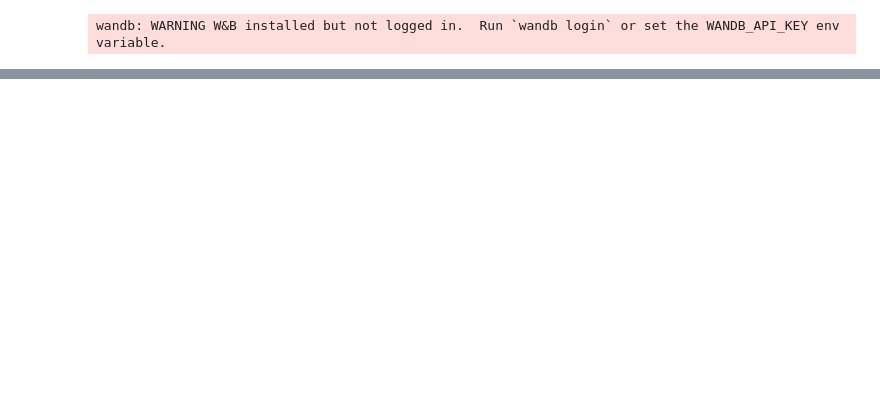
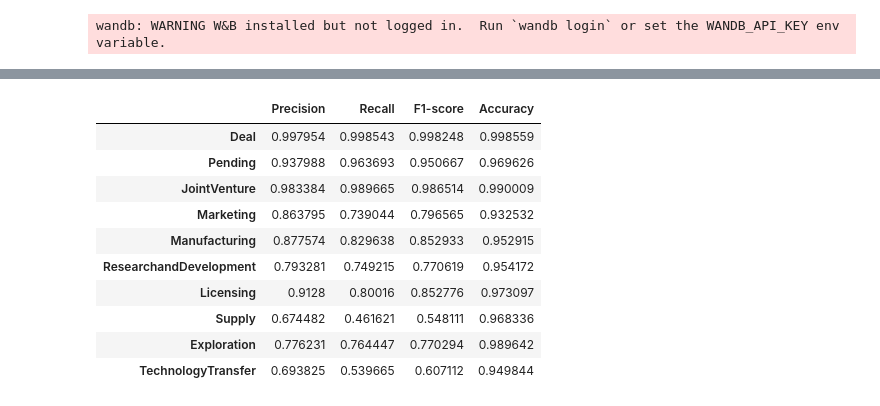
Before and after one commit to jakob-ra/financial_news, a Jupyter notebook: PL_multi_label_roberta.ipynb, the cells around one changed output, grey strips where cells are left out. Saved outputs shown, nothing was run; the diff lists cells and outputs as text; code cells hidden in the pictures; blank space fills up the shorter version.

```diff
--- a/PL_multi_label_roberta.ipynb
+++ b/PL_multi_label_roberta.ipynb
@@ -63,0 +42,11 @@ from sklearn.metrics import f1_score
+# %%
+# SDC data
+path = '/drive/My Drive/financial_news/'
+LABEL_COLS = ['Deal', 'Pending', 'JointVenture', 'Marketing', 'Manufacturing', 'ResearchandDevelopment', 'Licensing', 'Supply', 'Exploration', 'TechnologyTransfer']
+NUM_LABELS = len(LABEL_COLS)
+df_train = pd.read_csv(path + 'train.csv')
+df_test = pd.read_csv(path + 'test.csv')
+df_train['text'] = df_train['Text']
+df_test['text'] = df_test['Text']
+df_train['labels'] = df_train[LABEL_COLS].values.tolist()
+df_test['labels'] = df_test[LABEL_COLS].values.tolist()
@@ -63,0 +93,2 @@ from sklearn.metrics import f1_score
+# %%
+df_test['Text'] = df_test.Text.astype(str)
@@ -63,0 +99,27 @@ from sklearn.metrics import f1_score
+# %%
+df_performance = pd.DataFrame(index=['Precision', 'Recall', 'F1-score', 'Accuracy'], columns=LABEL_COLS).T
+# %%
+for label in range(NUM_LABELS):
+  if label == 0: # use all examples to evaluate the 'relevant deal or not' classification
+    y_true, y_pred = df_test.labels.map(lambda x: x[label]), df_test.pred.map(lambda x: x[label])
+  else: # use only the KB examples as evaluation for relationship classification
+    y_true, y_pred = df_test[df_test.Deal == 1].labels.map(lambda x: x[label]), df_test[df_test.Deal == 1].pred.map(lambda x: x[label])
+  precision = sklearn.metrics.precision_score(y_true, y_pred)
+  recall = sklearn.metrics.recall_score(y_true, y_pred)
+  f1_score = sklearn.metrics.f1_score(y_true, y_pred)
+  accuracy = sklearn.metrics.accuracy_score(y_true, y_pred)
+  df_performance.loc[LABEL_COLS[label]] = [precision, recall, f1_score, accuracy]
+# %%
+df_performance
+# %% [output]
+|  | Precision | Recall | F1-score | Accuracy |
+| Deal | 0.997954 | 0.998543 | 0.998248 | 0.998559 |
+| Pending | 0.937988 | 0.963693 | 0.950667 | 0.969626 |
+| JointVenture | 0.983384 | 0.989665 | 0.986514 | 0.990009 |
+| Marketing | 0.863795 | 0.739044 | 0.796565 | 0.932532 |
+| Manufacturing | 0.877574 | 0.829638 | 0.852933 | 0.952915 |
+| ResearchandDevelopment | 0.793281 | 0.749215 | 0.770619 | 0.954172 |
+| Licensing | 0.9128 | 0.80016 | 0.852776 | 0.973097 |
+| Supply | 0.674482 | 0.461621 | 0.548111 | 0.968336 |
+| Exploration | 0.776231 | 0.764447 | 0.770294 | 0.989642 |
+| TechnologyTransfer | 0.693825 | 0.539665 | 0.607112 | 0.949844 |
```
Also changed, not shown: parts of 22 cells of this notebook.
